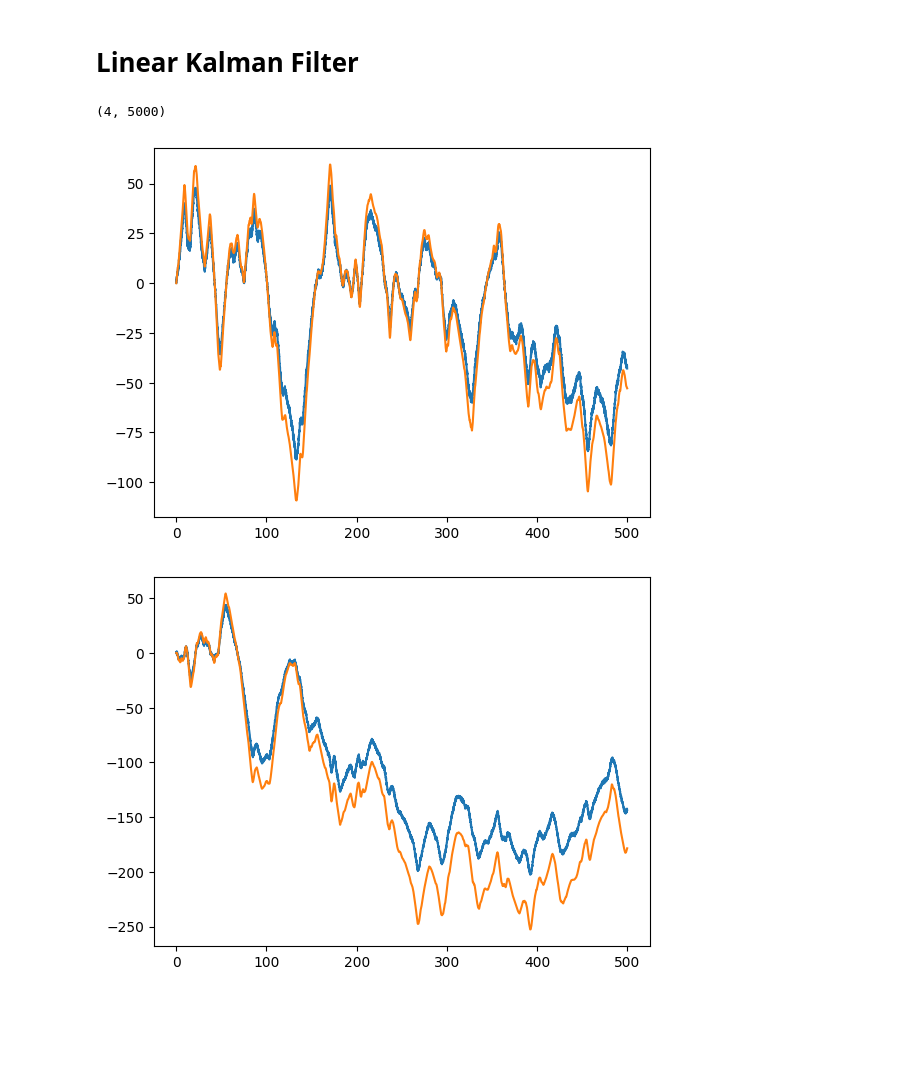
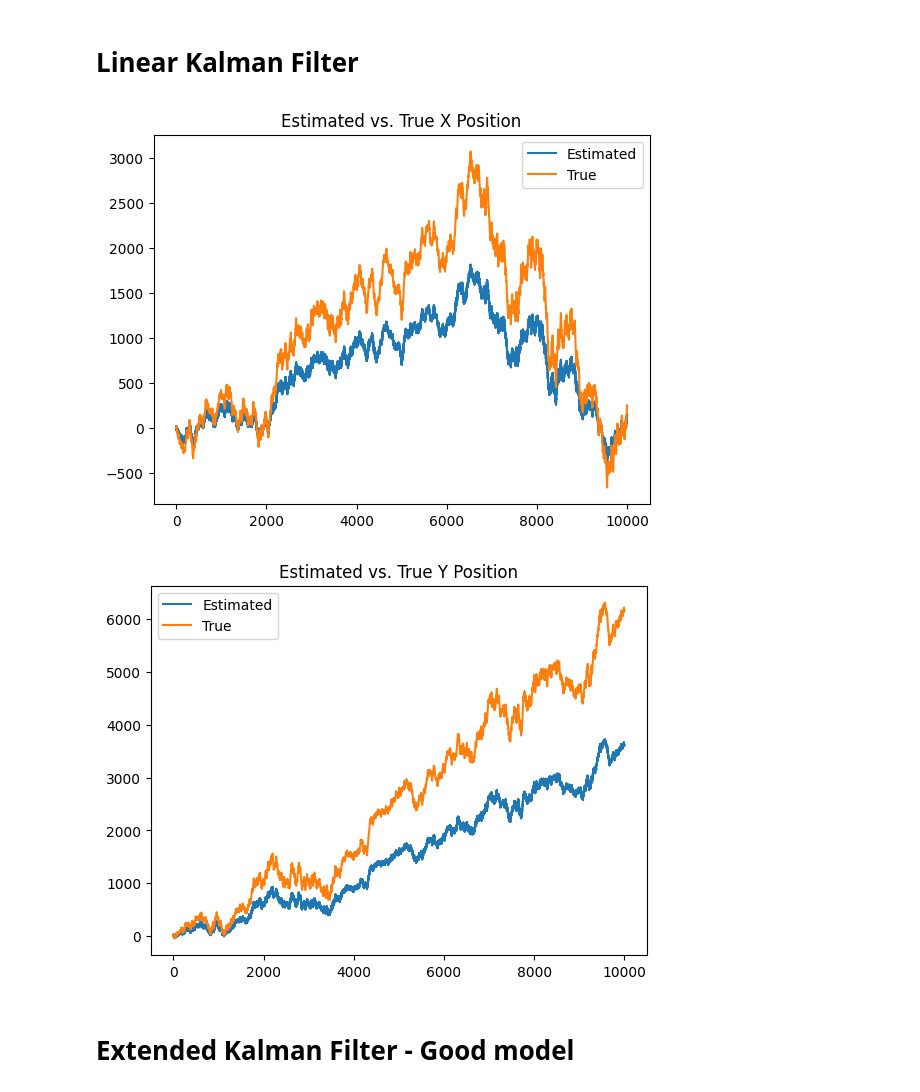
Before and after one commit to colin-skinner/AA228-orbital-rendezvous, a Jupyter notebook: ekf.ipynb, the cells around one changed output. Cells and saved outputs as stored; diff of their text form; code cells hidden in the pictures; blank space fills up the shorter version.

```diff
--- a/ekf.ipynb
+++ b/ekf.ipynb
@@ -120,43 +110,34 @@ ekf = LinearEkf(F, B, H, Q, R)
 state = State(x0, P0)
-# %%
-x_arr = np.zeros((4,n))
-err = np.zeros((2,n))
-# P_arr = np.zeros((n,4))
-
-# no_input = np.zeros(1)
-u = np.array([20, 20]).T
-
-
-for i in range(n):
-
-    # P_arr[i,:] = state.P
-    z = x_true[:2,i] + np.random.normal(0, 1)
-    # print(z)
-    # print(z + np.random.normal(0, 1))
-    # print()
-    u_noise = np.array([200, 1]).T + np.random.normal(0, 1)
-    state = run_linear_ekf(state, ekf, None, z)
-    x_arr[:,i] = state.x
-    err[:,i] = z - state.x[0:2]
 # %%
-print(x_arr.shape)
-start = 0
+x_arr = np.zeros((4,n))
+err = np.zeros((2,n))
+
+for i in range(n):
+
+    # P_arr[i,:] = state.P
+    z = obs["pos"][:,i]
+
+    state = run_linear_ekf(state, linear_ekf, None, z)
+    x_arr[:,i] = state.x
+
+start = 1
+
+
+plt.title("Estimated vs. True X Position")
 plt.plot(t[start:], x_arr[0,start:])
 plt.plot(t[start:], x_true[0,start:])
+plt.legend(["Estimated","True"])
 plt.show()
+
+
+plt.title("Estimated vs. True Y Position")
 plt.plot(t[start:], x_arr[1,start:])
 plt.plot(t[start:], x_true[1,start:])
+plt.legend(["Estimated","True"])
 plt.show()
-
-# plt.plot(t, true_state[0])
-# plt.plot(t[4:], x_true[4:,0])
-# print(x_arr[:4,0])
-# plt.plot(t, x_true[:,0])
-# plt.plot(t, err[:,0])
-# plt.plot(x_arr[0,:])
-# plt.ylim(350,400)
 # %% [output]
-(4, 5000)
-[figure, old version]
+[figure, new version]
-[figure, old version]
+[figure, new version]
+# %% [markdown]
+# Extended Kalman Filter - Good model
 # %%
```
Also changed, not shown: parts of 12 cells of this notebook, 1 other file.
